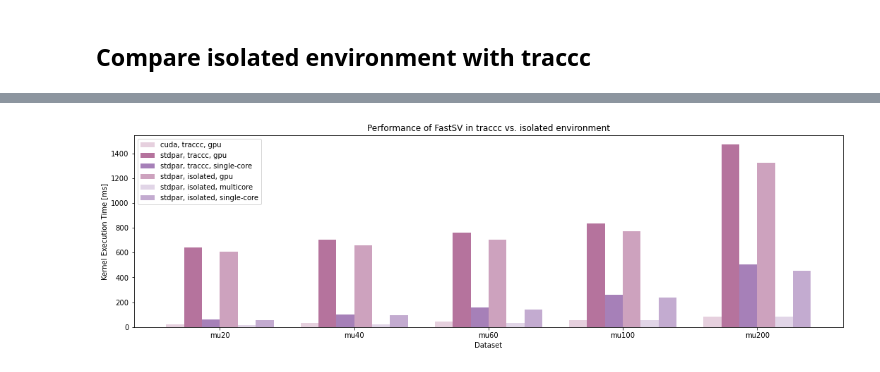
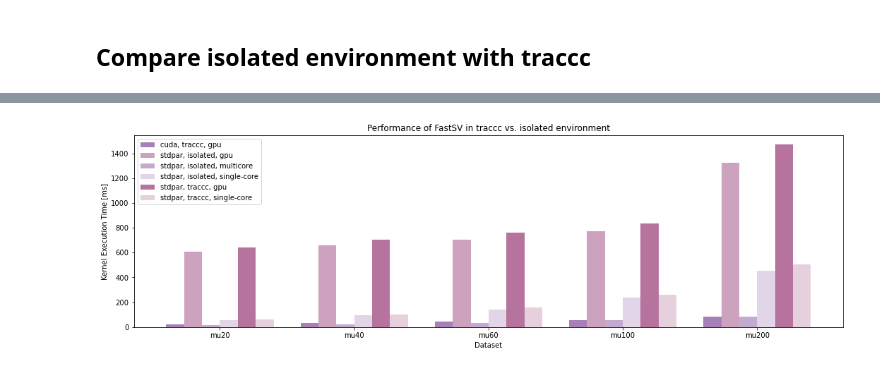
Before and after one commit to ugGit/stdpar-benchmark-analysis, a Jupyter notebook: analysis.ipynb, the cells around one changed output, grey strips where cells are left out. Cells and saved outputs as stored; diff of their text form; code cells hidden in the pictures.

Commit message:
introduce abstraction for plotting; add sv comparison

```diff
--- a/analysis.ipynb
+++ b/analysis.ipynb
@@ -102,2 +114,6 @@ color_map = {
 }
+# %%
+# Returns a list eiterh based on a tuple or string based on input
+def convert_to_list(str_or_tup):
+    return list(str_or_tup) if isinstance(str_or_tup, tuple) else [str_or_tup]
 # %%
@@ -156,10 +217,4 @@ datasets = fast_sv_two['dataset'].unique().tolist()
-# %%
-plot_multi_bar_chart(
-    data=data,
-    datalabels=labels,
-    labels=datasets,
-    colors=colors,
-    title="Performance of FastSV in traccc vs. isolated environment"
-)
-# %% [output]
-[figure, removed]
+# %%
+plot_isolated_env_vs_traccc(fast_sv_two, 'FastSV')
+# %% [output]
+[figure, added]
```
Also changed, not shown: parts of 19 cells of this notebook, 2 other files.
